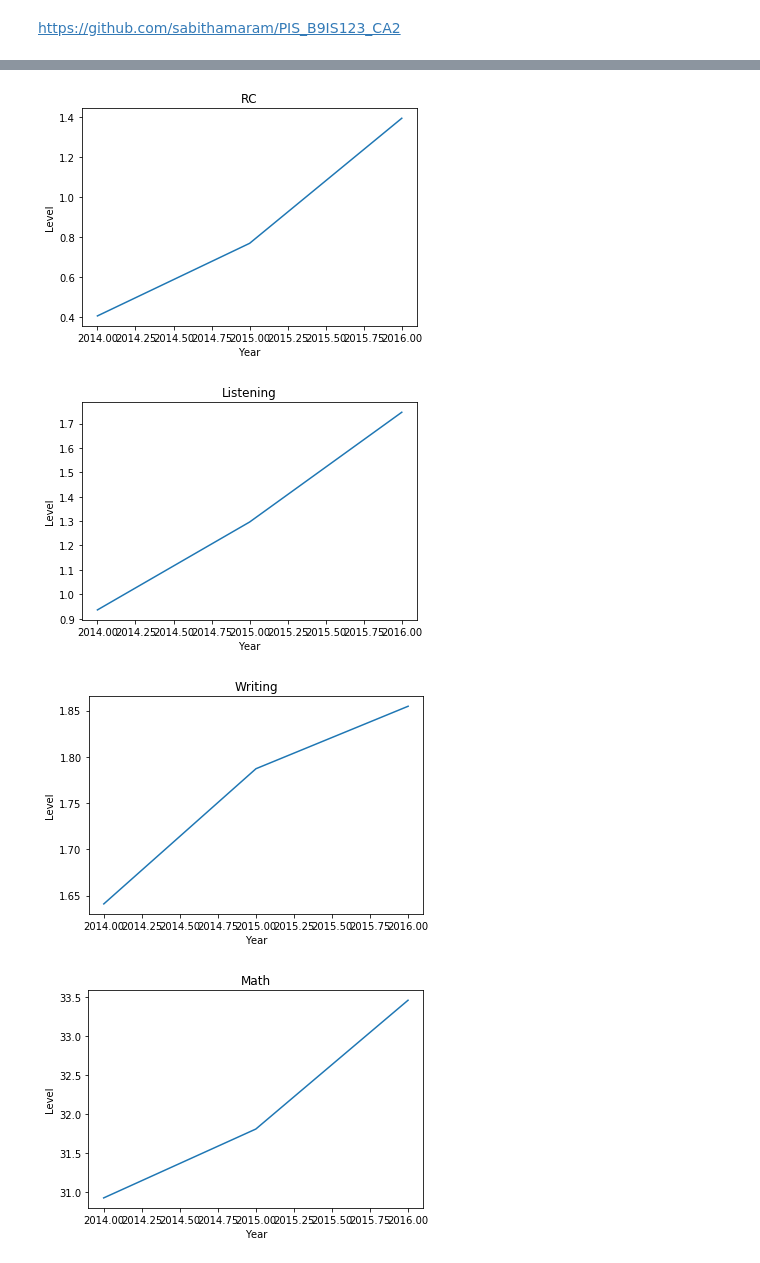
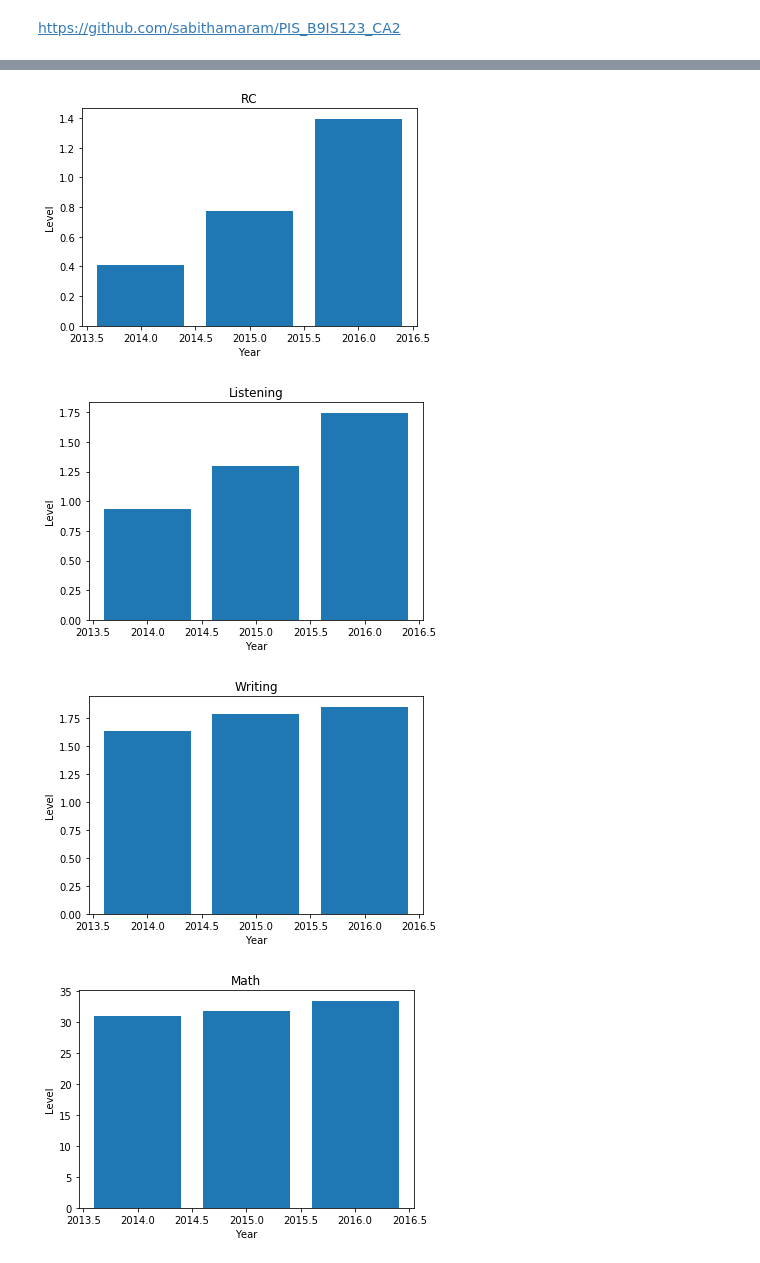
Before and after one commit to sabithamaram/PIS_B9IS123_CA2, a Jupyter notebook: Project File.ipynb, the cells around one changed output, grey strips where cells are left out. Cells and saved outputs as stored; diff of their text form; code cells hidden in the pictures.

Commit message:
bar graphs

```diff
--- a/Project File.ipynb
+++ b/Project File.ipynb
@@ -203,7 +203,7 @@ class GraphPlot:
         x = [2014, 2015, 2016]
         y = [data_1, data_2, data_3]
 
-        plt.plot(x,y)
+        plt.bar(x, y)
         plt.xlabel('Year')
         plt.ylabel('Level')
         plt.title(sub)
@@ -262,34 +262,34 @@ elif choice == 4:
     if comp_choice == 1:
         student = input('\nEnter name of student\n')
         stu_growth = graph_plot.stu_plot(student.title())
         print(f'\nThe student growth details are as follows:\n{stu_growth}')
 
     elif comp_choice == 2:
         class_growth_rc = graph_plot.class_plot_rc()
         class_growth_lis = graph_plot.class_plot_lis()
         class_growth_writing = graph_plot.class_plot_writing()
         class_growth_math = graph_plot.class_plot_math()
 
     else:
         print('Invalid entry!')
 # %% [output]
 Choose a grade level: 1 or 2
 1
 
 Choose year: 2014, 2015 or 2016
 2014
 
 Pick a choice to process data in the way required:
 1) Claculate the class average
 2) Subject-wise marks
 3) Student-wise marks
 4) Plot graph of class growth
 4
 Pick the growth type:
 1) Student Growth
 2) Class Growth
 2
-[figure, old version]
+[figure, new version]
-[figure, old version]
+[figure, new version]
-[figure, old version]
+[figure, new version]
-[figure, old version]
+[figure, new version]
```
